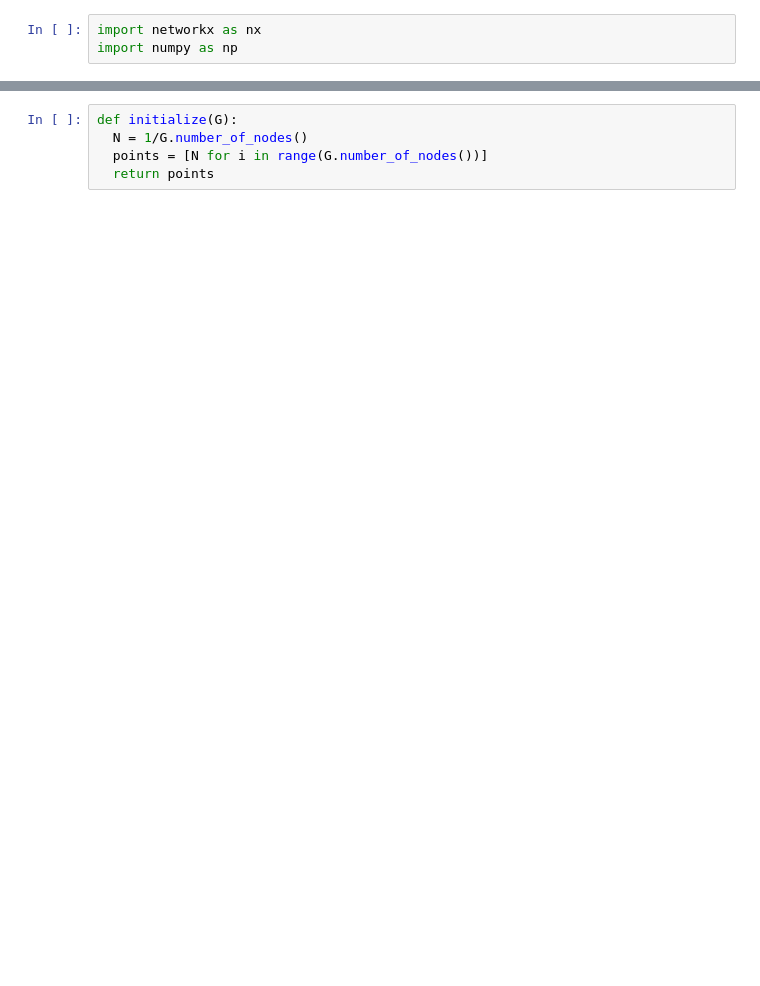
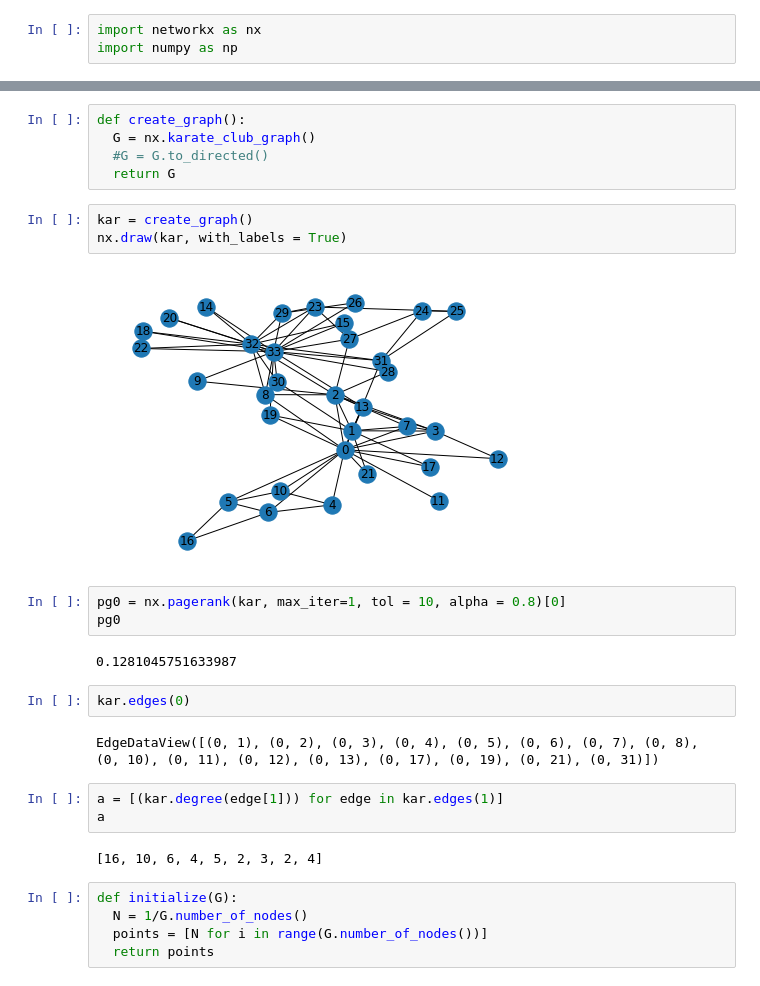
Before and after one commit to Danial-sb/PageRank, a Jupyter notebook: Pagerank.ipynb, the cells around one changed output, grey strips where cells are left out. Saved outputs shown, nothing was run; the diff lists cells and outputs as text; blank space fills up the shorter version.

```diff
--- a/Pagerank.ipynb
+++ b/Pagerank.ipynb
@@ -12,3 +16,27 @@ def create_star_graph(nodes):
+# %%
+def create_graph():
+  G = nx.karate_club_graph()
+  #G = G.to_directed()
+  return G
+# %%
+kar = create_graph()
+nx.draw(kar, with_labels = True)
+# %% [output]
+[figure, added]
+# %%
+pg0 = nx.pagerank(kar, max_iter=1, tol = 10, alpha = 0.8)[0]
+pg0
+# %% [output]
+0.1281045751633987
+# %%
+kar.edges(0)
+# %% [output]
+EdgeDataView([(0, 1), (0, 2), (0, 3), (0, 4), (0, 5), (0, 6), (0, 7), (0, 8), (0, 10), (0, 11), (0, 12), (0, 13), (0, 17), (0, 19), (0, 21), (0, 31)])
+# %%
+a = [(kar.degree(edge[1])) for edge in kar.edges(1)]
+a
+# %% [output]
+[16, 10, 6, 4, 5, 2, 3, 2, 4]
 # %%
 def initialize(G):
   N = 1/G.number_of_nodes()
```
Also changed, not shown: parts of 13 cells of this notebook.
